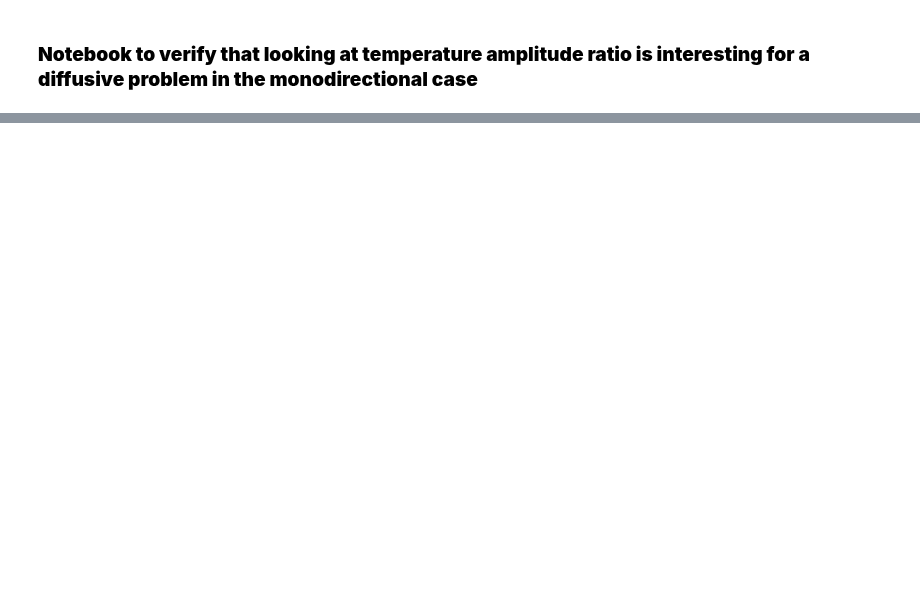
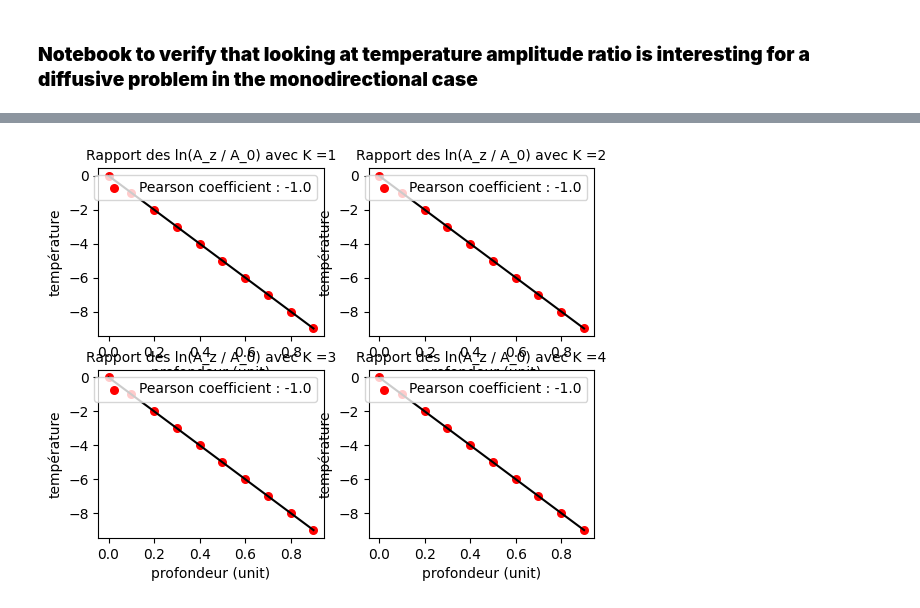
Before and after one commit to flipoyo/MOLONARI1D, a Jupyter notebook: pyheatmy/research/Temp_ampl_ratio_diffusive_case.ipynb, the cells around one changed output, grey strips where cells are left out. Drawn from its saved outputs; the diff is of its cells as text; code cells hidden in the pictures; blank space fills up the shorter version.

```diff
--- a/pyheatmy/research/Temp_ampl_ratio_diffusive_case.ipynb
+++ b/pyheatmy/research/Temp_ampl_ratio_diffusive_case.ipynb
@@ -144,0 +379,10 @@ print(f"La matrice de température a pour shape : {col._temperatures.shape}, abs
+# %%
+# test de plot_mosaic
+# Création de 4 valeurs de K absurde
+
+list_K = range(1,5)
+list_T = [T for _ in range(4)]
+
+plot_mosaic(depths,list_T,list_K)
+# %% [output]
+[figure, added]
```
Also changed, not shown: parts of 14 cells of this notebook.
